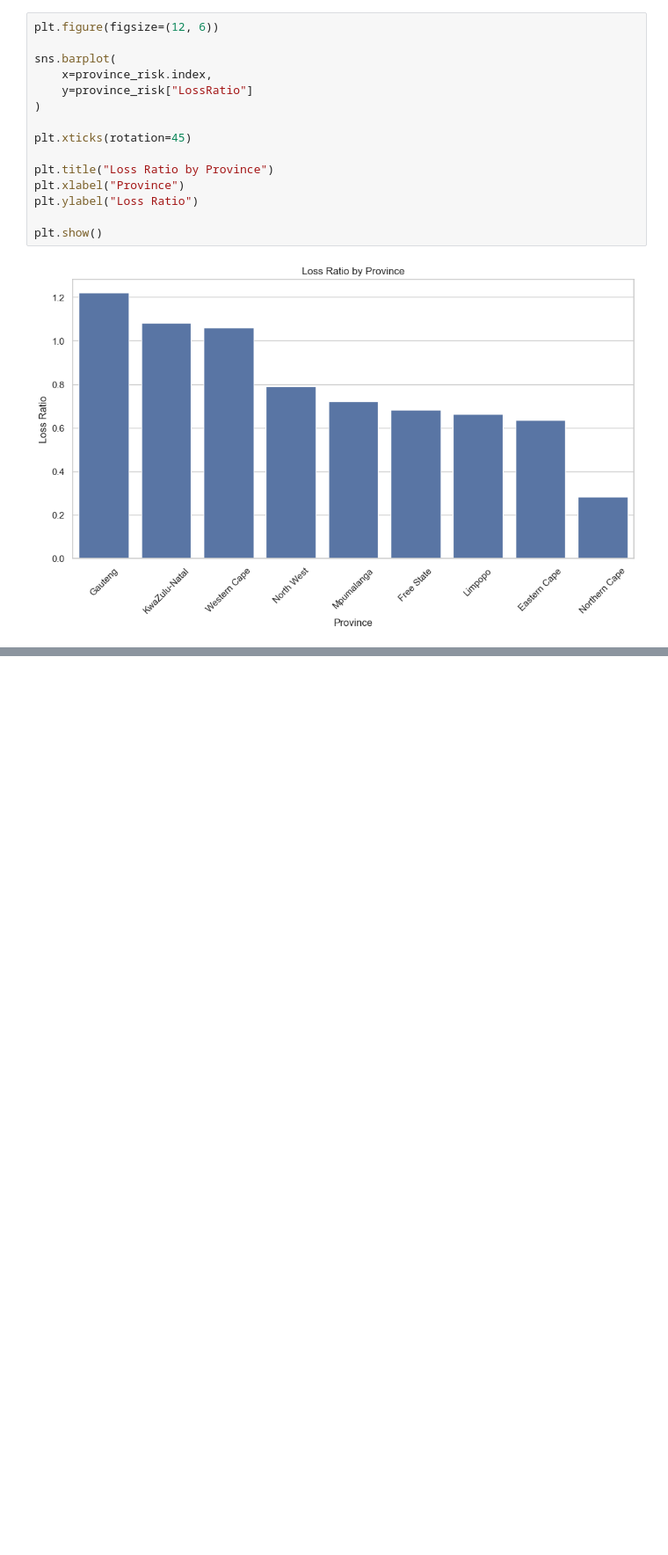
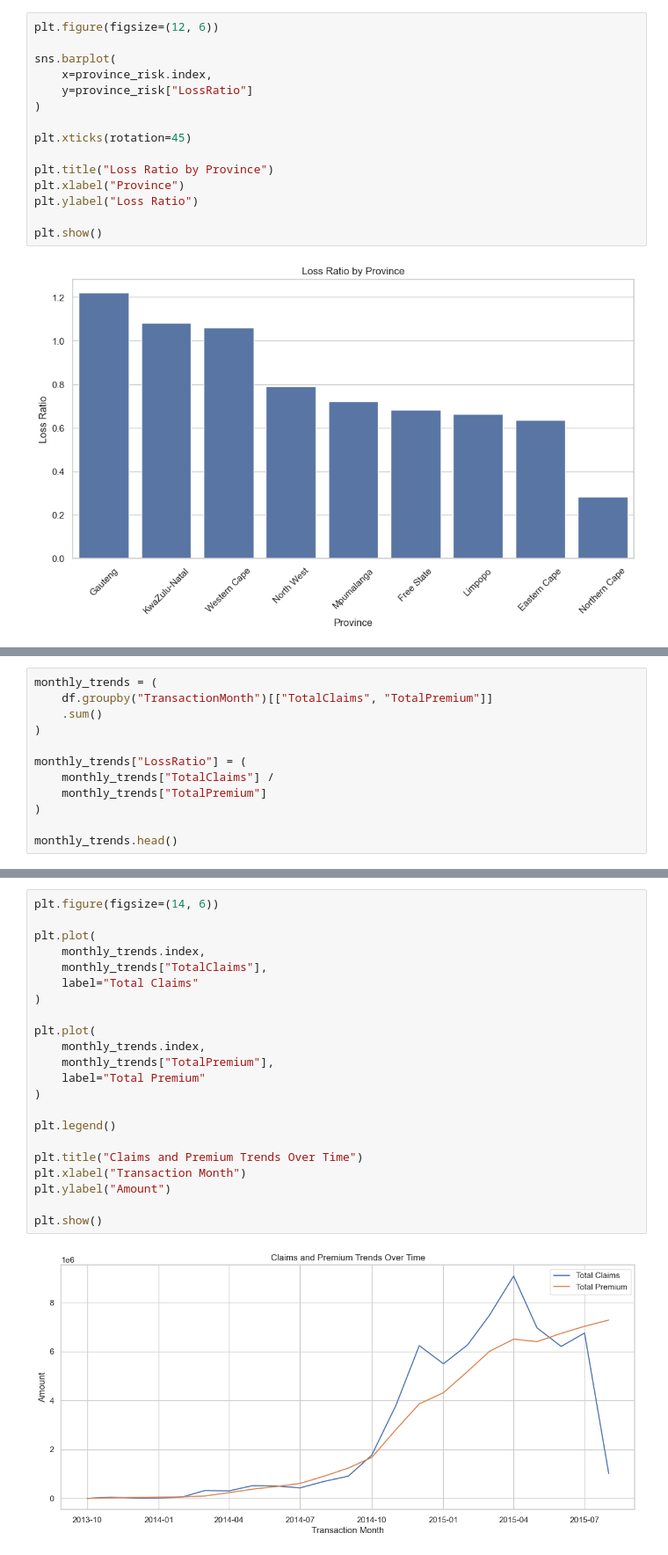
Before and after one commit to funnali/insurance-risk-analytics, a Jupyter notebook: notebooks/01_eda.ipynb, the cells around one changed output, grey strips where cells are left out. Shown at 88% size. Drawn from its saved outputs; the diff is of its cells as text; blank space fills up the shorter version.

```diff
--- a/notebooks/01_eda.ipynb
+++ b/notebooks/01_eda.ipynb
@@ -224,0 +303,12 @@ plt.show()
+# %%
+monthly_trends = (
+    df.groupby("TransactionMonth")[["TotalClaims", "TotalPremium"]]
+    .sum()
+)
+
+monthly_trends["LossRatio"] = (
+    monthly_trends["TotalClaims"] /
+    monthly_trends["TotalPremium"]
+)
+
+monthly_trends.head()
@@ -224,0 +323,24 @@ plt.show()
+# %%
+plt.figure(figsize=(14, 6))
+
+plt.plot(
+    monthly_trends.index,
+    monthly_trends["TotalClaims"],
+    label="Total Claims"
+)
+
+plt.plot(
+    monthly_trends.index,
+    monthly_trends["TotalPremium"],
+    label="Total Premium"
+)
+
+plt.legend()
+
+plt.title("Claims and Premium Trends Over Time")
+plt.xlabel("Transaction Month")
+plt.ylabel("Amount")
+
+plt.show()
+# %% [output]
+[figure, added]
```
Also changed, not shown: parts of 6 cells of this notebook, 1 other file.
